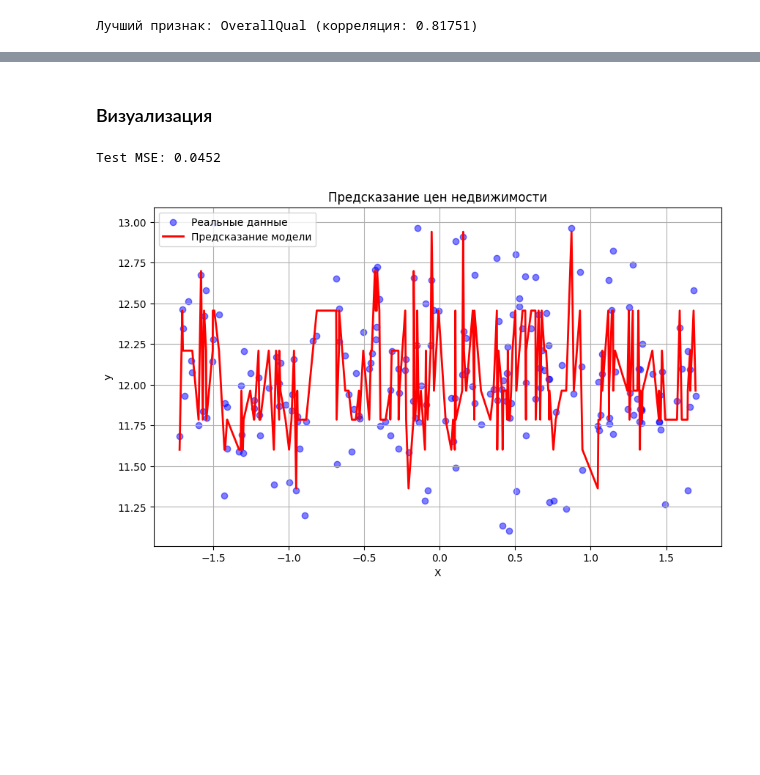
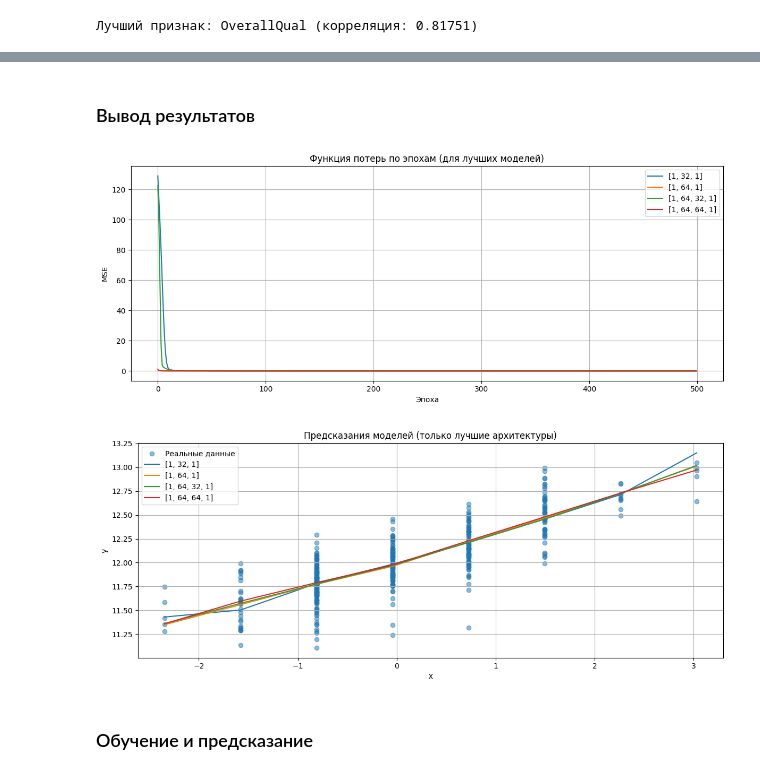
Before and after one commit to saitovmarat/Neural-Networks, a Jupyter notebook: NN_Task_1/notebooks/03_property_price.ipynb, the cells around one changed output, grey strips where cells are left out. Cells and saved outputs as stored; diff of their text form; code cells hidden in the pictures; blank space fills up the shorter version.

Commit message:
finished the first task

```diff
--- a/NN_Task_1/notebooks/03_property_price.ipynb
+++ b/NN_Task_1/notebooks/03_property_price.ipynb
@@ -13,7 +22,7 @@ from MLP import NeuralNetwork, mse
 features_train = []
 prices = []
 
-with open('./dataset/property_price/preprocessed_data.csv', 'r') as csvfile:
+with open('../dataset/property_price/preprocessed_data.csv', 'r') as csvfile:
     reader = csv.DictReader(csvfile)
 
     featuresTitles = { key: [] for key in reader.fieldnames if key != 'SalePrice' }
@@ -42,7 +51,7 @@ for feature, values in featuresTitles.items():
 best_feature = max(correlations, key=correlations.get)
 print(f"Лучший признак: {best_feature} (корреляция: {correlations[best_feature]:.5f})")
 
-with open('./dataset/property_price/preprocessed_data.csv', 'r') as csvfile:
+with open('../dataset/property_price/preprocessed_data.csv', 'r') as csvfile:
     reader = csv.DictReader(csvfile)
     for row in reader:
         if row[best_feature] == 'NA' or row['SalePrice'] == 'NA':
@@ -57,15 +66,15 @@ with open('./dataset/property_price/preprocessed_data.csv', 'r') as csvfile:
 features_train = np.array(features_train)
 prices = np.array(prices).reshape(-1, 1)
 
-x_train, x_test, y_train, y_test = train_test_split(
+X_train, X_test, y_train, y_test = train_test_split(
     features_train, prices,
     test_size=0.3,
     random_state=42
 )
 
 scaler = StandardScaler()
-x_train = scaler.fit_transform(x_train)
-x_test = scaler.transform(x_test)
+X_train_scaled = scaler.fit_transform(X_train)
+X_test_scaled = scaler.transform(X_test)
 # %% [output]
 Лучший признак: OverallQual (корреляция: 0.81751)
 # %% [markdown]
@@ -99,20 +130,50 @@ Epoch 500/500, Loss: 0.0416
 # %% [markdown]
-### Визуализация
+### Вывод результатов
 # %%
-test_loss = mse(y_test, y_pred)
-print(f"Test MSE: {test_loss:.4f}")
+best_by_arch = {}
 
-sorted_indices = np.argsort(X_test_scaled[:, 0])
+for key, val in results.items():
+    arch = str(val['architecture'])
+    current_loss = val['loss']
 
-plt.figure(figsize=(10, 6))
-plt.scatter(X_test_scaled[sorted_indices], y_test[sorted_indices], color='blue', alpha=0.5, label='Реальные данные')
-plt.plot(X_test_scaled[sorted_indices], y_pred[sorted_indices], color='red', linewidth=2, label='Предсказание модели')
-plt.title('Предсказание цен недвижимости')
-plt.xlabel('X')
-plt.ylabel('y')
+    if arch not in best_by_arch or current_loss < best_by_arch[arch]['loss']:
+        best_by_arch[arch] = val
+
+plt.figure(figsize=(12, 5))
+for arch_str, res in best_by_arch.items():
+    plt.plot(res['losses'], label=arch_str)
+
+plt.title("Функция потерь по эпохам (для лучших моделей)")
+plt.xlabel("Эпоха")
+plt.ylabel("MSE")
 plt.legend()
 plt.grid(True)
+plt.tight_layout()
 plt.show()
+
+sorted_idx = np.argsort(X_test_scaled[:, 0])
+X_test_sorted = X_test_scaled[sorted_idx]
+y_test_sorted = y_test[sorted_idx]
+
+plt.figure(figsize=(12, 5))
+plt.scatter(X_test_sorted, y_test_sorted, alpha=0.5, label="Реальные данные")
+
+for arch_str, res in best_by_arch.items():
+    temp_model = NeuralNetwork(res['architecture'], activation='relu', task='regression')
+    temp_model.parameters = res['parameters']
+
+    y_pred = temp_model.predict(X_test_scaled)[sorted_idx]
+    plt.plot(X_test_sorted, y_pred, label=f"{arch_str}")
+
+plt.title("Предсказания моделей (только лучшие архитектуры)")
+plt.xlabel("X")
+plt.ylabel("y")
+plt.legend()
+plt.grid(True)
+plt.tight_layout()
+plt.show()
 # %% [output]
-Test MSE: 0.0452
-[figure, old version]
+[figure, new version]
+[figure, added]
+# %% [markdown]
+### Обучение и предсказание
```
Also changed, not shown: parts of 12 cells of this notebook, 5 other files.
